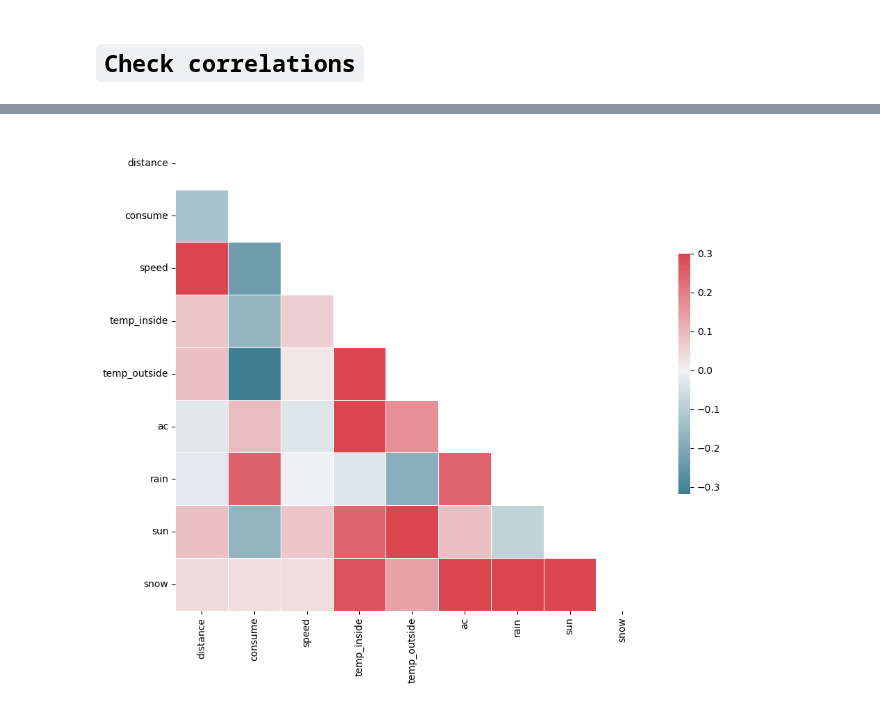
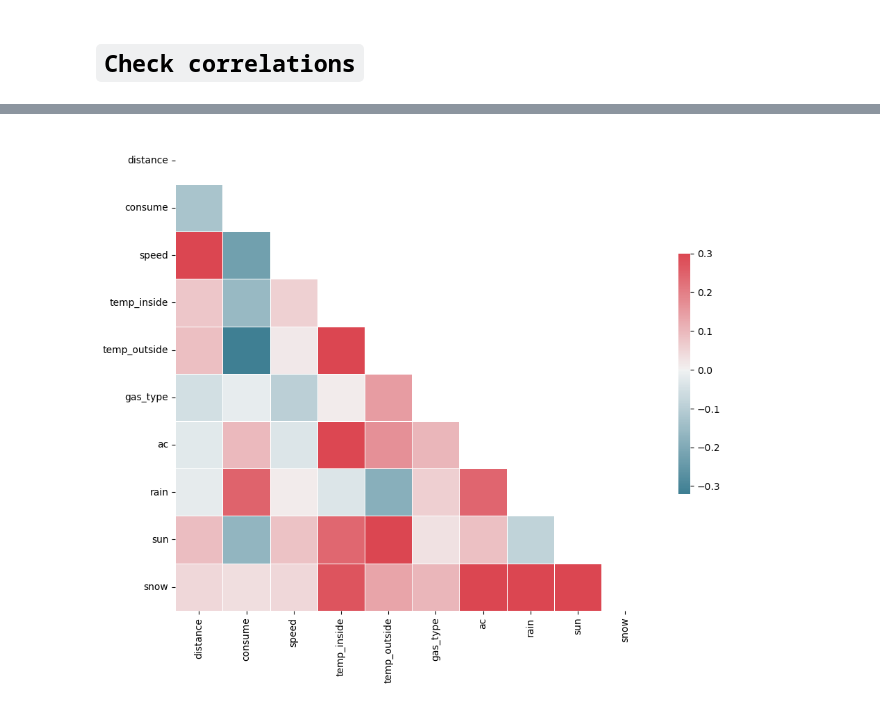
Before and after one commit to fabio1623/technical_challenge_DA, a Jupyter notebook: data/solution.ipynb, the cells around one changed output, grey strips where cells are left out. Drawn from its saved outputs; the diff is of its cells as text; code cells hidden in the pictures.

```diff
--- a/data/solution.ipynb
+++ b/data/solution.ipynb
@@ -133,0 +113,5 @@ dtype: int64
+# %%
+data['distance'] = transform_and_fill_nan_with_mean(data, 'distance')
+data['consume'] = transform_and_fill_nan_with_mean(data, 'consume')
+data['temp_inside'] = transform_and_fill_nan_with_mean(data, 'temp_inside')
+display_types_and_nan(data)
@@ -133,0 +129,4 @@ dtype: int64
+# %%
+data['snow'] = data['specials'].str.contains('snow')
+data['snow'].fillna('Unknown', inplace=True)
+display_types_and_nan(data)
@@ -133,0 +145,3 @@ dtype: int64
+# %%
+data.drop(['specials'], axis=1, inplace=True)
+display_types_and_nan(data)
@@ -160,4 +176,12 @@ cleaned_data.head()
-# %%
-display_heatmap(cleaned_data.drop('gas_type', axis=1))
-# %% [output]
-[figure, removed]
+# %%
+replace_dict_snow = {False: 0, True: 1, 'Unknown': -1}
+data['snow'] = data['snow'].map(replace_dict_snow)
+
+replace_dict_gas_type = {'E10': 0, 'SP98': 1}
+data['gas_type'] = data['gas_type'].map(replace_dict_gas_type)
+
+data.to_csv('cleaned_data_modeling.csv', index=False)
+# %%
+display_heatmap(data)
+# %% [output]
+[figure, added]
```
Also changed, not shown: parts of 19 cells of this notebook, 10 other files.
